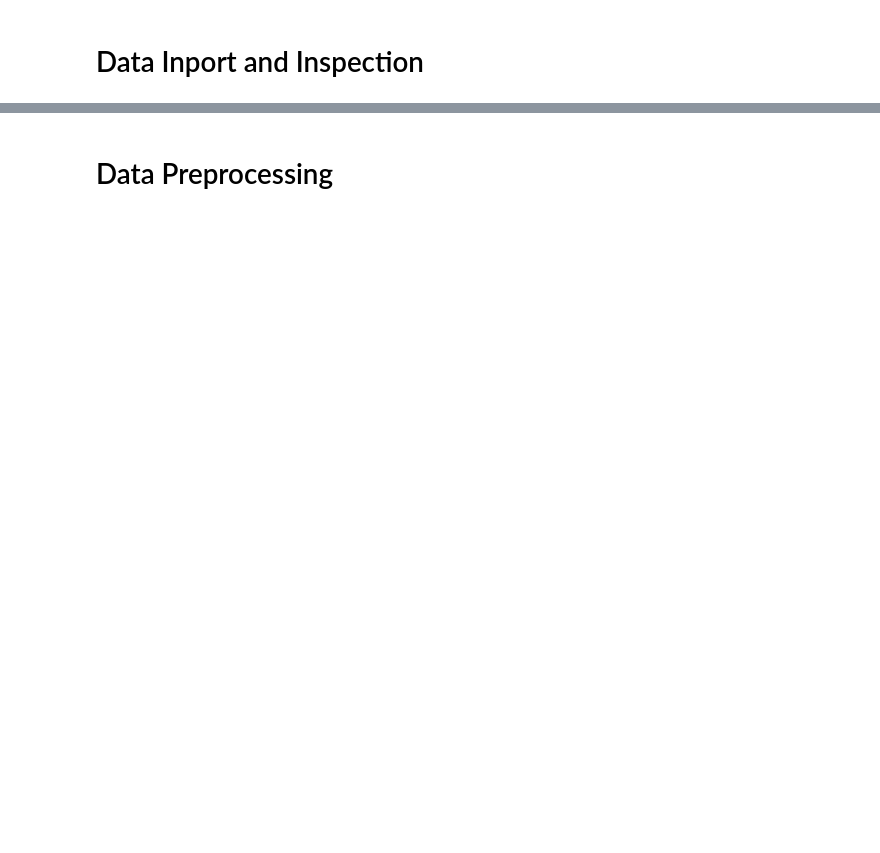
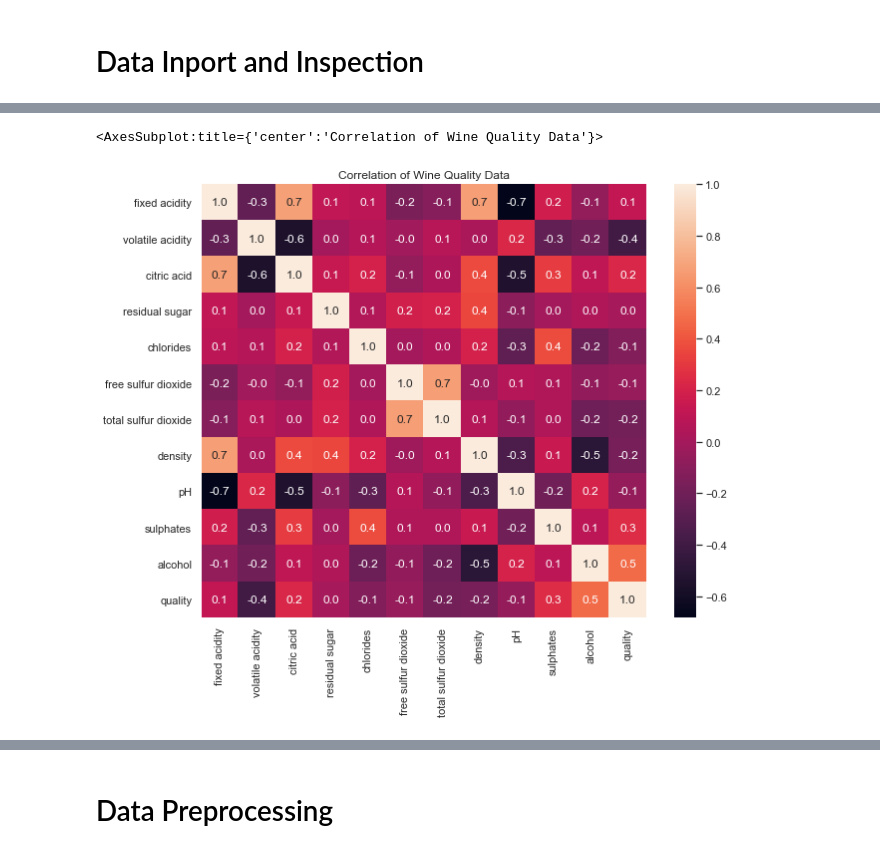
Before and after one commit to izzypatrick21/red-wine-quality-prediction, a Jupyter notebook: Wine Quality Prediction.ipynb, the cells around one changed output, grey strips where cells are left out. Saved outputs shown, nothing was run; the diff lists cells and outputs as text; code cells hidden in the pictures; blank space fills up the shorter version.

```diff
--- a/Wine Quality Prediction.ipynb
+++ b/Wine Quality Prediction.ipynb
@@ -20,0 +90,9 @@ SyntaxError: invalid syntax (<ipython-input-2-96e62f1513f2>, line 8)
+# %%
+corr = wine_data.corr()
+# %%
+plt.figure(figsize = (10,8))
+plt.title("Correlation of Wine Quality Data")
+sns.heatmap(corr, annot=True, fmt=".1f")
+# %% [output]
+<AxesSubplot:title={'center':'Correlation of Wine Quality Data'}>
+[figure, added]
```
Also changed, not shown: parts of 32 cells of this notebook.
